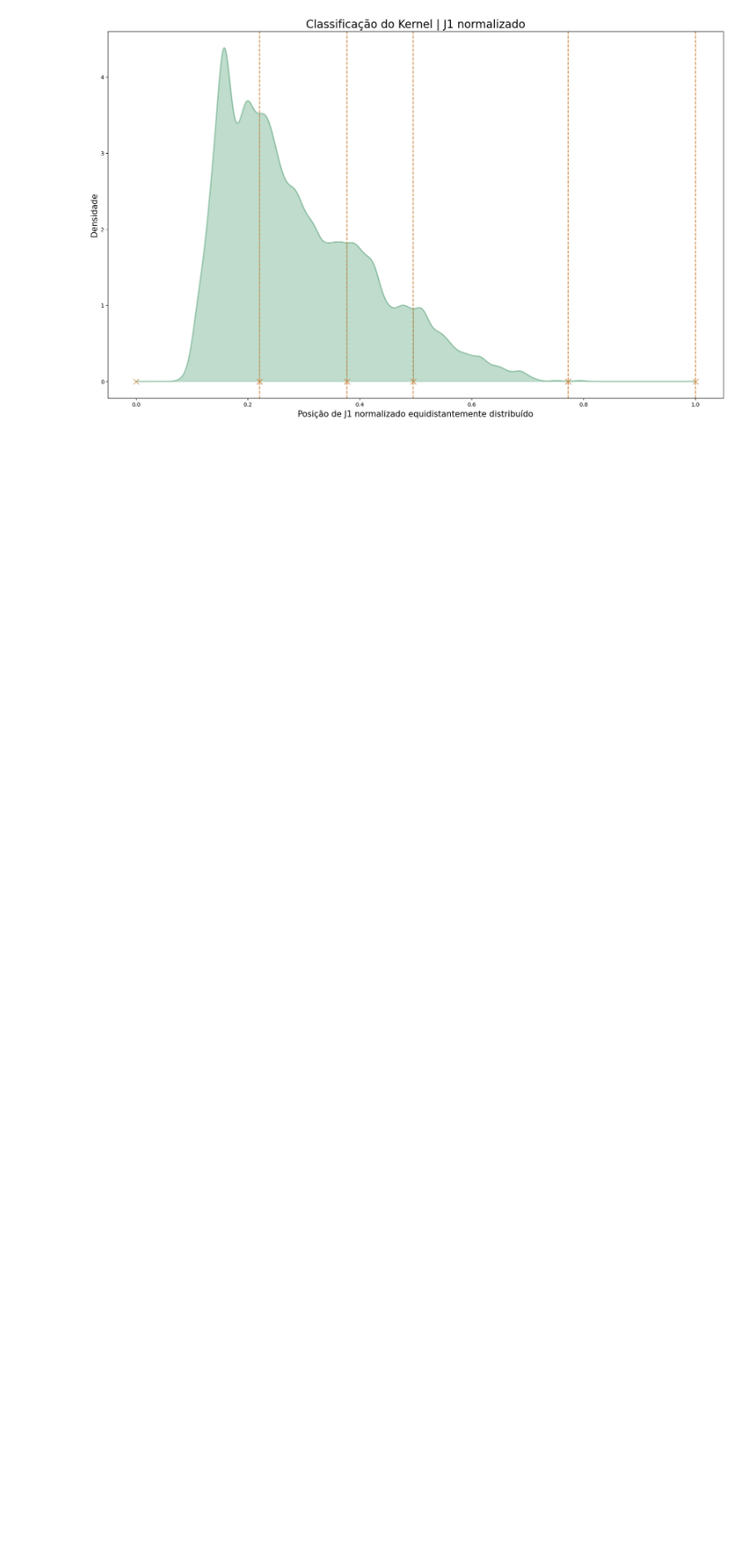
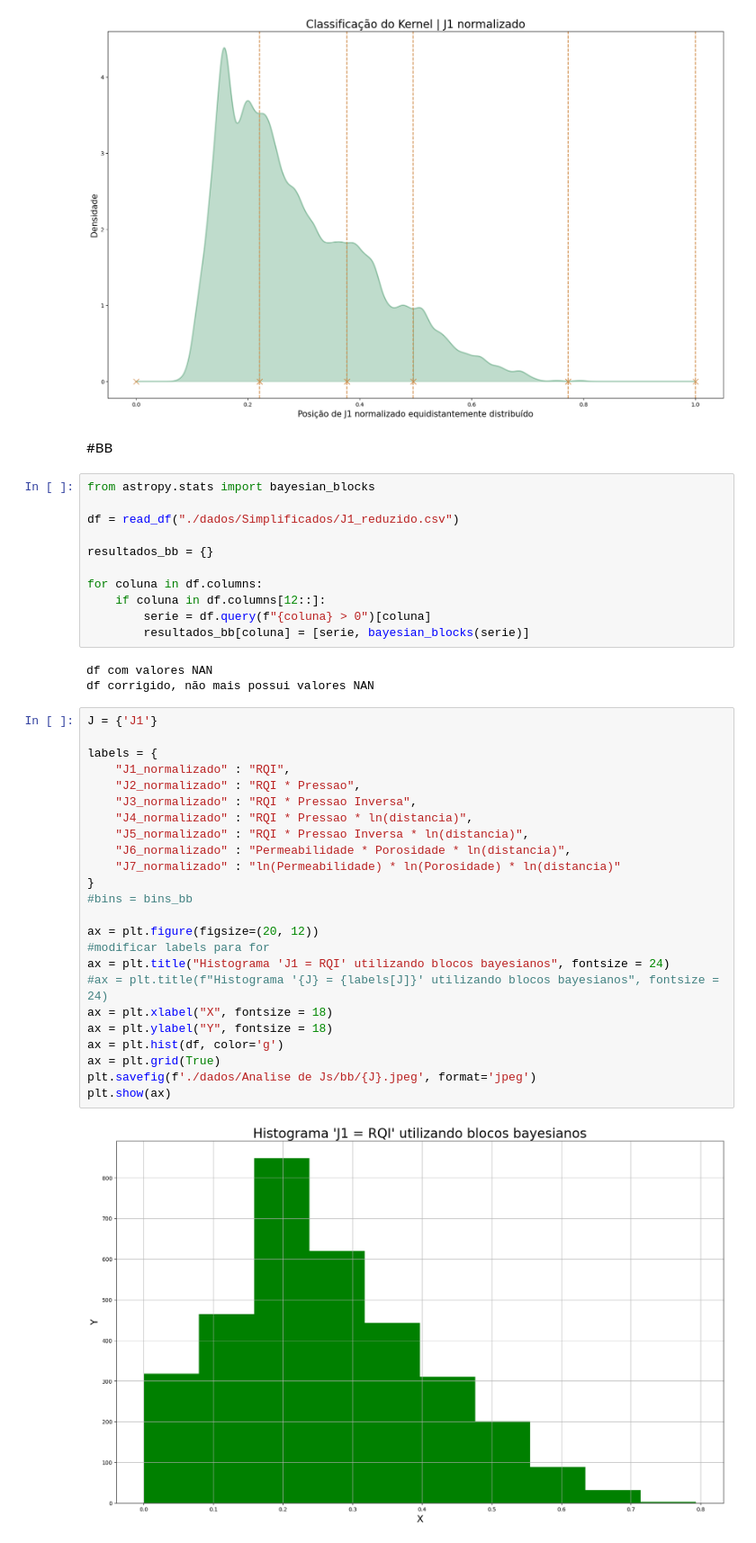
Before and after one commit to YhasmimTigre/TRIL-Net-Zero, a Jupyter notebook: Lab-Tril-CCS.ipynb, the cells around one changed output. Shown at 90% size. Saved outputs shown, nothing was run; the diff lists cells and outputs as text; blank space fills up the shorter version.

```diff
--- a/Lab-Tril-CCS.ipynb
+++ b/Lab-Tril-CCS.ipynb
@@ -626,3 +623,45 @@ plt.title('Classificação do Kernel | J1 normalizado', fontsize=20)
 plt.show()
 # %% [output]
 [figure]
+# %% [markdown]
+#BB
+# %%
+from astropy.stats import bayesian_blocks
+
+df = read_df("./dados/Simplificados/J1_reduzido.csv")
+
+resultados_bb = {}
+
+for coluna in df.columns:
+    if coluna in df.columns[12::]:
+        serie = df.query(f"{coluna} > 0")[coluna]
+        resultados_bb[coluna] = [serie, bayesian_blocks(serie)]
+# %% [output]
+df com valores NAN
+df corrigido, não mais possui valores NAN
+# %%
+J = {'J1'}
+
+labels = {
+    "J1_normalizado" : "RQI",
+    "J2_normalizado" : "RQI * Pressao",
+    "J3_normalizado" : "RQI * Pressao Inversa",
+    "J4_normalizado" : "RQI * Pressao * ln(distancia)",
+    "J5_normalizado" : "RQI * Pressao Inversa * ln(distancia)",
+    "J6_normalizado" : "Permeabilidade * Porosidade * ln(distancia)",
+    "J7_normalizado" : "ln(Permeabilidade) * ln(Porosidade) * ln(distancia)"
+}
+#bins = bins_bb
+
+ax = plt.figure(figsize=(20, 12))
+#modificar labels para for
+ax = plt.title("Histograma 'J1 = RQI' utilizando blocos bayesianos", fontsize = 24)
+#ax = plt.title(f"Histograma '{J} = {labels[J]}' utilizando blocos bayesianos", fontsize = 24)
+ax = plt.xlabel("X", fontsize = 18)
+ax = plt.ylabel("Y", fontsize = 18)
+ax = plt.hist(df, color='g')
+ax = plt.grid(True)
+plt.savefig(f'./dados/Analise de Js/bb/{J}.jpeg', format='jpeg')
+plt.show(ax)
+# %% [output]
+[figure, added]
```
Also changed, not shown: parts of 2 cells of this notebook, 2 other files.
